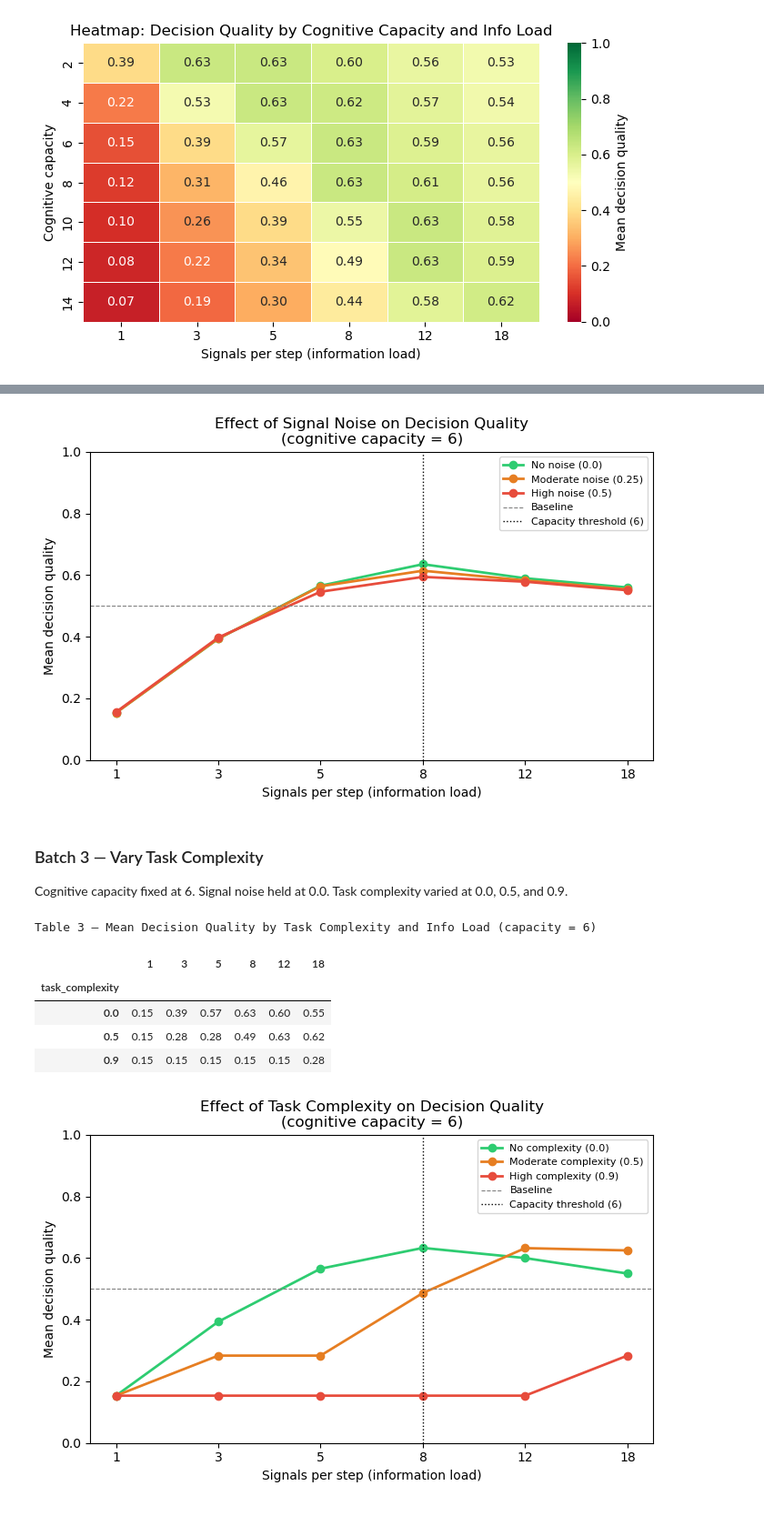
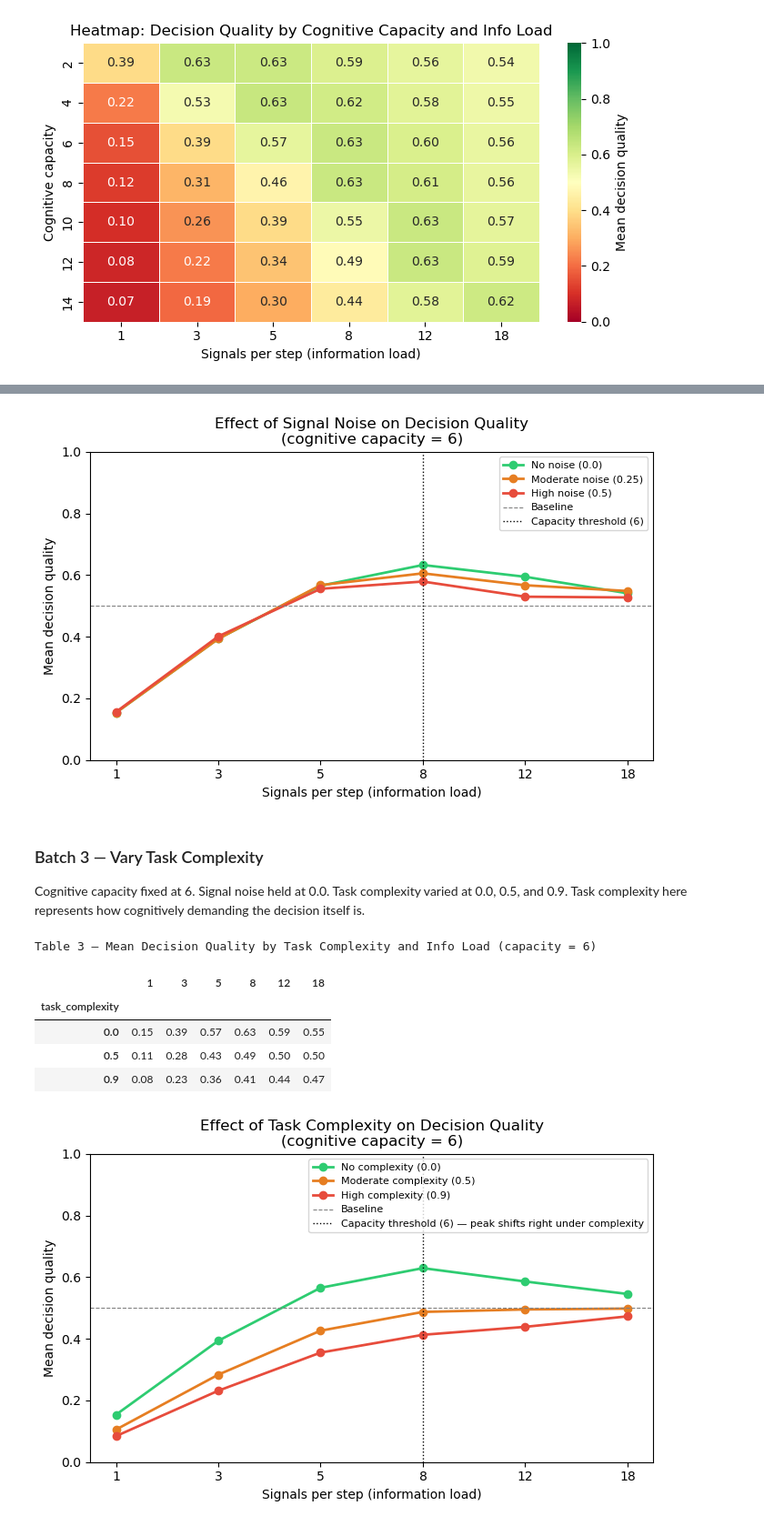
Before and after one commit to JesperChen123/abm_final, a Jupyter notebook: batch_analysis.ipynb, the cells around one changed output, grey strips where cells are left out. Shown at 91% size. Saved outputs shown, nothing was run; the diff lists cells and outputs as text; code cells hidden in the pictures.

```diff
--- a/batch_analysis.ipynb
+++ b/batch_analysis.ipynb
@@ -23,6 +25,6 @@ results1 = batch_run(
     display_progress=True,
 )
 df1 = pd.DataFrame(results1)
-df1 = df1[df1['Step'] > 0]   # drop Step 0 initialisation rows
+df1 = df1[df1['Step'] > 20]
 df1.to_csv('batch_capacity.csv', index=False)
 # %%
@@ -93,7 +99,7 @@ results2 = batch_run(
     display_progress=True,
 )
 df2 = pd.DataFrame(results2)
-df2 = df2[df2['Step'] > 0]
+df2 = df2[df2['Step'] > 20]
 df2.to_csv('batch_noise.csv', index=False)
 # %%
 # Table 2 — mean quality per noise level x load
@@ -110,13 +116,14 @@ Table 2 — Mean Decision Quality by Signal Noise and Info Load (capacity = 6)
 # %%
-# Figure 3 — Line chart: quality vs load
+# Figure 3 — Line chart: quality vs load at three noise levels
 fig, ax = plt.subplots(figsize=(7, 4.5))
-colors  = ['#2ecc71', '#e67e22', '#e74c3c']
-labels  = ['No noise (0.0)', 'Moderate noise (0.25)', 'High noise (0.5)']
+colors = ['#2ecc71', '#e67e22', '#e74c3c']
+labels = ['No noise (0.0)', 'Moderate noise (0.25)', 'High noise (0.5)']
 for (noise, row), col, lbl in zip(noise_means.iterrows(), colors, labels):
     ax.plot(load_cols, row.values,
             marker='o', label=lbl, color=col, linewidth=2)
 ax.axhline(0.5, color='gray', linestyle='--', linewidth=0.8, label='Baseline')
-ax.axvline(load_cols.index('8'), color='black', linestyle=':', linewidth=1, label='Capacity threshold (6)')
+ax.axvline(load_cols.index('8'), color='black', linestyle=':', linewidth=1,
+           label='Capacity threshold (6)')
 ax.set_title('Effect of Signal Noise on Decision Quality\n(cognitive capacity = 6)')
 ax.set_xlabel('Signals per step (information load)')
 ax.set_ylabel('Mean decision quality')
@@ -125,10 +132,12 @@ ax.legend(fontsize=8)
 plt.tight_layout()
 plt.show()
 # %% [output]
-[figure, old version]
+[figure, new version]
 # %% [markdown]
 ### Batch 3 — Vary Task Complexity
-Cognitive capacity fixed at 6. Signal noise held at 0.0. Task complexity varied at 0.0, 0.5, and 0.9.
+Cognitive capacity fixed at 6. Signal noise held at 0.0. Task complexity varied at 0.0,
+0.5, and 0.9. Task complexity here represents how cognitively demanding the decision
+itself is.
 # %%
 results3 = batch_run(
     InformationModel,
@@ -143,7 +152,7 @@ results3 = batch_run(
     display_progress=True,
 )
 df3 = pd.DataFrame(results3)
-df3 = df3[df3['Step'] > 0]
+df3 = df3[df3['Step'] > 20]
 df3.to_csv('batch_complexity.csv', index=False)
 # %%
 # Table 3 — mean quality per complexity level x load
@@ -154,25 +163,26 @@ complexity_means.round(2)
 Table 3 — Mean Decision Quality by Task Complexity and Info Load (capacity = 6)
 |  | 1 | 3 | 5 | 8 | 12 | 18 |
 | task_complexity |  |  |  |  |  |  |
-| 0.0 | 0.15 | 0.39 | 0.57 | 0.63 | 0.60 | 0.55 |
-| 0.5 | 0.15 | 0.28 | 0.28 | 0.49 | 0.63 | 0.62 |
-| 0.9 | 0.15 | 0.15 | 0.15 | 0.15 | 0.15 | 0.28 |
+| 0.0 | 0.15 | 0.39 | 0.57 | 0.63 | 0.59 | 0.55 |
+| 0.5 | 0.11 | 0.28 | 0.43 | 0.49 | 0.50 | 0.50 |
+| 0.9 | 0.08 | 0.23 | 0.36 | 0.41 | 0.44 | 0.47 |
 # %%
-# Figure 4 — Line chart: quality vs load
+# Figure 4 — Line chart: quality vs load at three complexity levels
 fig, ax = plt.subplots(figsize=(7, 4.5))
-colors  = ['#2ecc71', '#e67e22', '#e74c3c']
-labels  = ['No complexity (0.0)', 'Moderate complexity (0.5)', 'High complexity (0.9)']
+colors = ['#2ecc71', '#e67e22', '#e74c3c']
+labels = ['No complexity (0.0)', 'Moderate complexity (0.5)', 'High complexity (0.9)']
 for (comp, row), col, lbl in zip(complexity_means.iterrows(), colors, labels):
     ax.plot(load_cols, row.values,
             marker='o', label=lbl, color=col, linewidth=2)
 ax.axhline(0.5, color='gray', linestyle='--', linewidth=0.8, label='Baseline')
-ax.axvline(load_cols.index('8'), color='black', linestyle=':', linewidth=1, label='Capacity threshold (6)')
+ax.axvline(load_cols.index('8'), color='black', linestyle=':', linewidth=1,
+           label='Capacity threshold (6) — peak shifts right under complexity')
 ax.set_title('Effect of Task Complexity on Decision Quality\n(cognitive capacity = 6)')
 ax.set_xlabel('Signals per step (information load)')
 ax.set_ylabel('Mean decision quality')
 ax.set_ylim(0, 1)
 ax.legend(fontsize=8)
 plt.tight_layout()
 plt.show()
 # %% [output]
-[figure, old version]
+[figure, new version]
```
Also changed, not shown: parts of 11 cells of this notebook, 10 other files.
